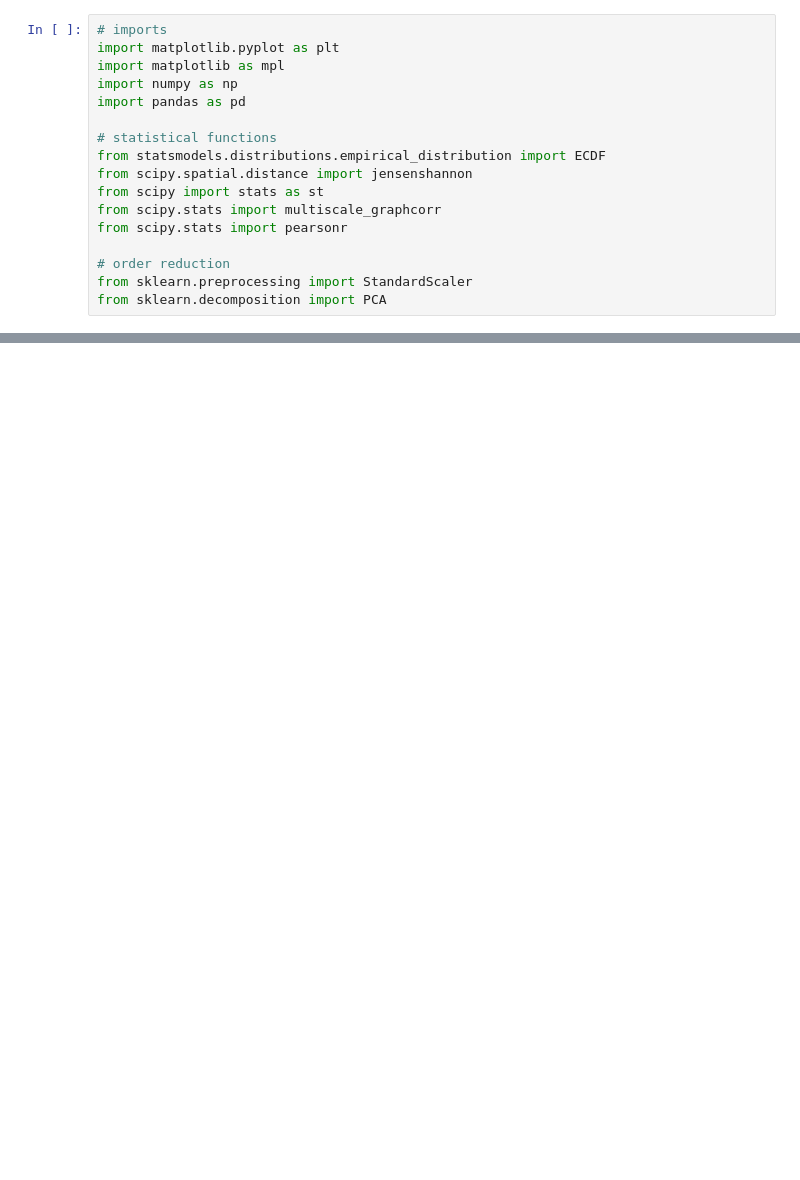
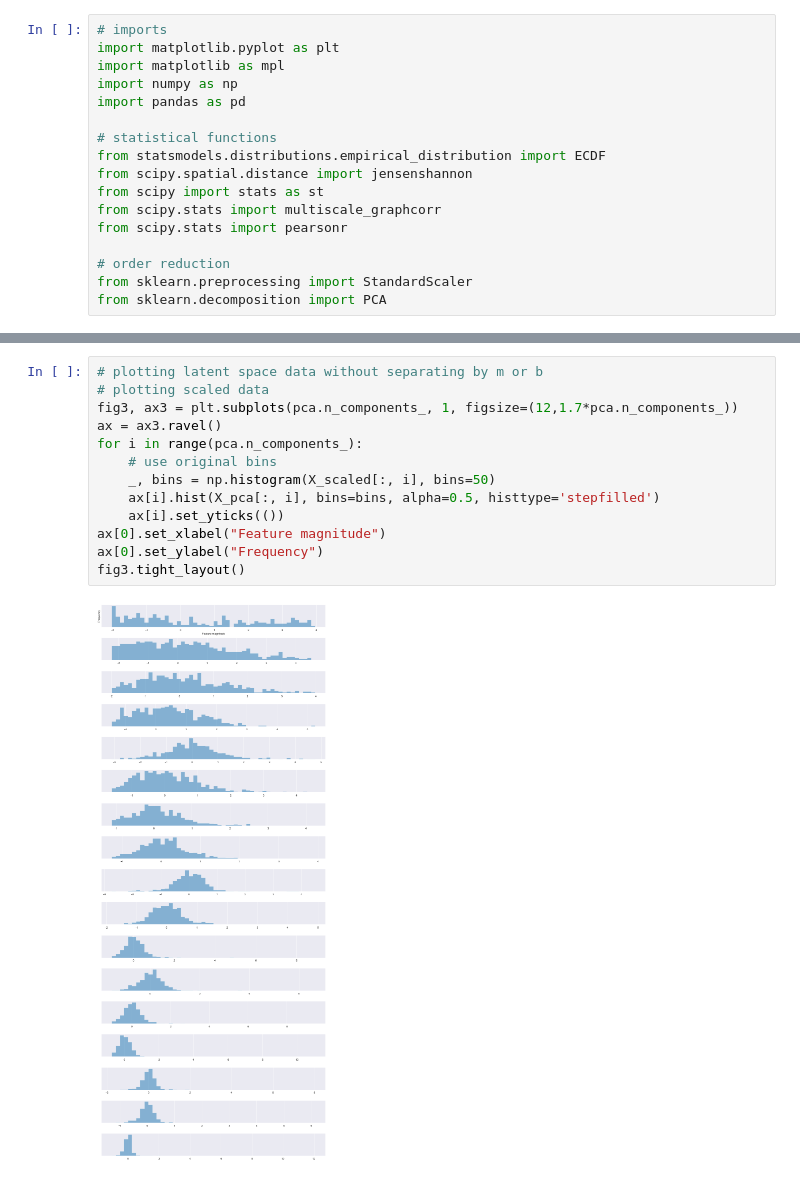
Before and after one commit to acb-code/distribution-surrogates, a Jupyter notebook: 2_toy_data_OR.ipynb, the cells around one changed output, grey strips where cells are left out. Saved outputs shown, nothing was run; the diff lists cells and outputs as text; blank space fills up the shorter version.

```diff
--- a/2_toy_data_OR.ipynb
+++ b/2_toy_data_OR.ipynb
@@ -28,0 +101,15 @@ from sklearn.decomposition import PCA
+# %%
+# plotting latent space data without separating by m or b
+# plotting scaled data
+fig3, ax3 = plt.subplots(pca.n_components_, 1, figsize=(12,1.7*pca.n_components_))
+ax = ax3.ravel()
+for i in range(pca.n_components_):
+    # use original bins
+    _, bins = np.histogram(X_scaled[:, i], bins=50)
+    ax[i].hist(X_pca[:, i], bins=bins, alpha=0.5, histtype='stepfilled')
+    ax[i].set_yticks(())
+ax[0].set_xlabel("Feature magnitude")
+ax[0].set_ylabel("Frequency")
+fig3.tight_layout()
+# %% [output]
+[figure, added]
```
Also changed, not shown: parts of 18 cells of this notebook.
